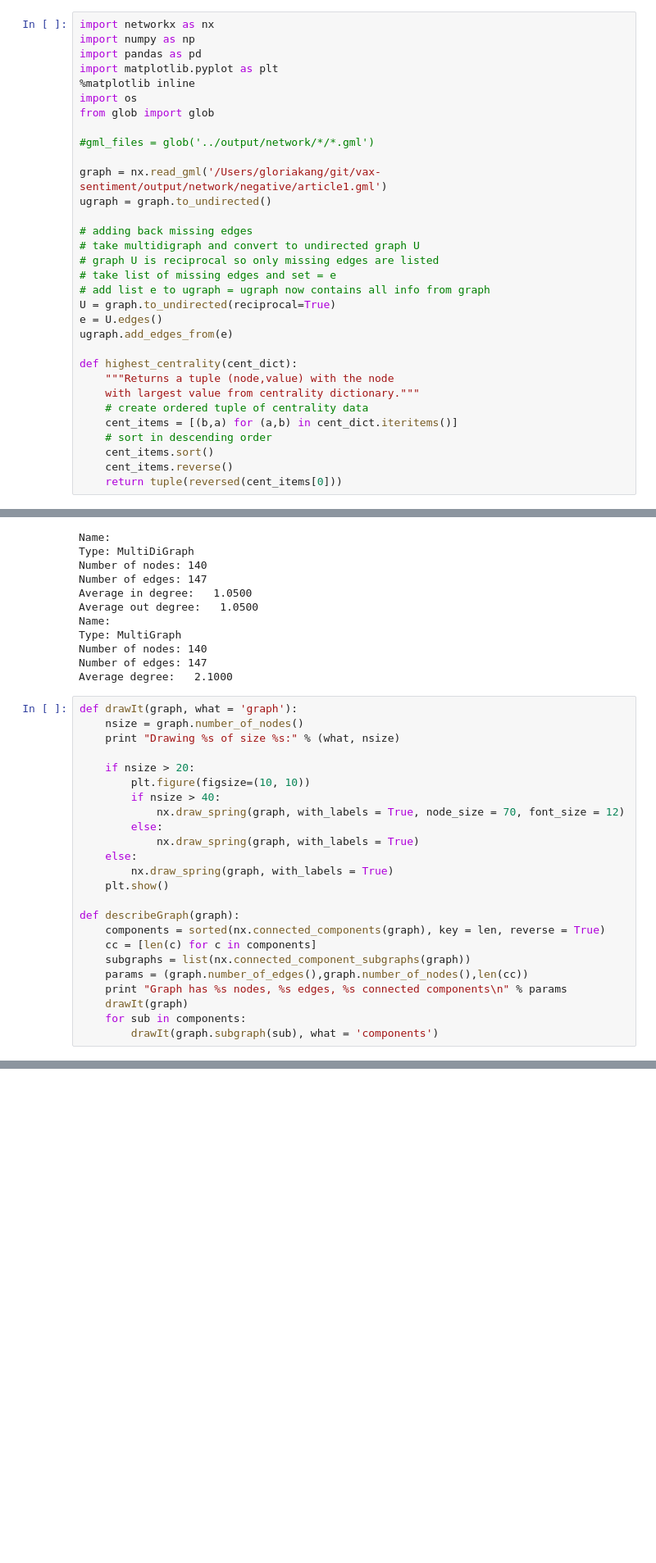
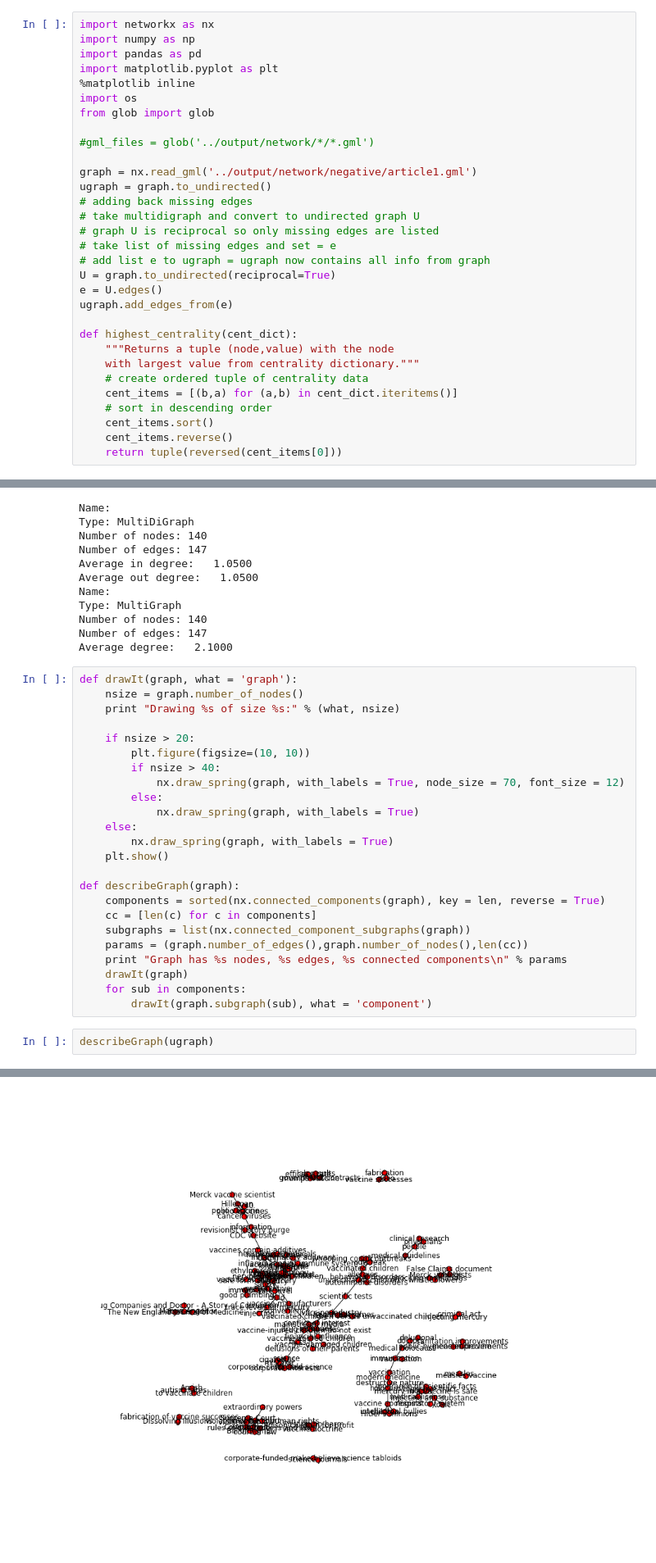
Before and after one commit to gloriakang/vax-sentiment, a Jupyter notebook: jupyter_nbs/single_calc.ipynb, the cells around one changed output, grey strips where cells are left out. Shown at 82% size. Cells and saved outputs as stored; diff of their text form; blank space fills up the shorter version.

```diff
--- a/jupyter_nbs/single_calc.ipynb
+++ b/jupyter_nbs/single_calc.ipynb
@@ -11,9 +12,8 @@ from glob import glob
 
 #gml_files = glob('../output/network/*/*.gml')
 
-graph = nx.read_gml('/Users/gloriakang/git/vax-sentiment/output/network/negative/article1.gml')
+graph = nx.read_gml('../output/network/negative/article1.gml')
 ugraph = graph.to_undirected()
-
 # adding back missing edges
 # take multidigraph and convert to undirected graph U
 # graph U is reciprocal so only missing edges are listed
@@ -71,4 +71,7 @@ def describeGraph(graph):
     print "Graph has %s nodes, %s edges, %s connected components\n" % params
     drawIt(graph)
     for sub in components:
-        drawIt(graph.subgraph(sub), what = 'components')
+        drawIt(graph.subgraph(sub), what = 'component')
+# %%
+describeGraph(ugraph)
+# %% [output]
@@ -74,0 +81 @@ def describeGraph(graph):
+[figure, added]
```
Also changed, not shown: parts of 7 cells of this notebook, 7 other files.
